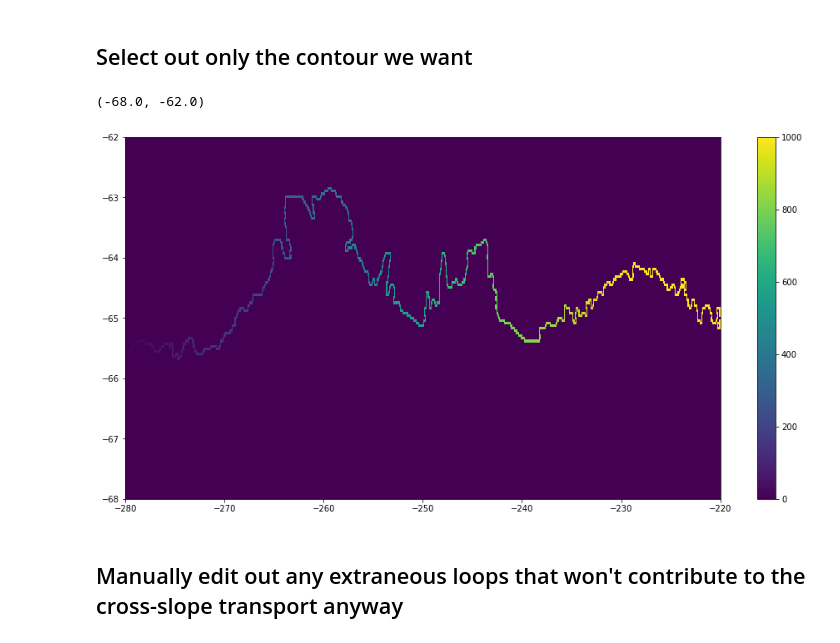
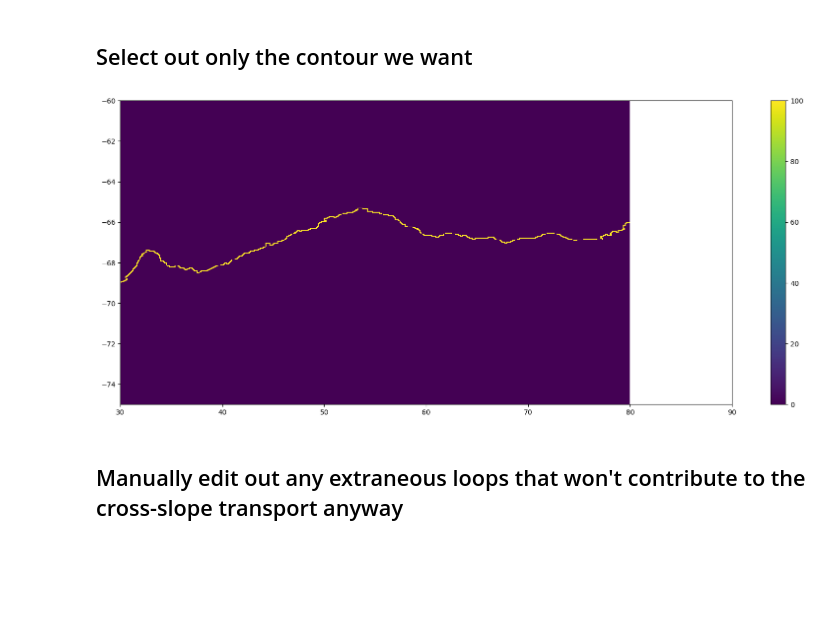
Before and after one commit to willaguiar/Panan_HT_ASC, a Jupyter notebook: Jupyter/find_depth_contour.ipynb, the cells around one changed output. Cells and saved outputs as stored; diff of their text form; code cells hidden in the pictures; blank space fills up the shorter version.

```diff
--- a/Jupyter/find_depth_contour.ipynb
+++ b/Jupyter/find_depth_contour.ipynb
@@ -45,22 +45,22 @@ client
 # %%
-session = cc.database.create_session('/g/data/ik11/databases/cosima_master.db')
+session = cc.database.create_session()
 # %%
-exp = '01deg_jra55v13_ryf9091'
+exp = 'panant-01-zstar-ACCESSyr2'
 
 lat_range = slice(-90,-59)
 
-contour_depth = 2500
+contour_depth = 1000
 # %% [markdown]
 ## Import bathymetry and find depth contours
 # %%
-yt_ocean = cc.querying.getvar(exp,'yt_ocean',session,n=1)
-yt_ocean = yt_ocean.sel(yt_ocean=lat_range)
-xu_ocean = cc.querying.getvar(exp,'xu_ocean',session,n=1)
-xt_ocean = cc.querying.getvar(exp,'xt_ocean',session,n=1)
-yu_ocean = cc.querying.getvar(exp,'yu_ocean',session,n=1)
+yh = cc.querying.getvar(exp,'yh',session,n=1) #cells centres
+yh = yh.sel(yh=lat_range)
+xq = cc.querying.getvar(exp,'xq',session,n=1)
+xh = cc.querying.getvar(exp,'xh',session,n=1)  #cells centres
+yq = cc.querying.getvar(exp,'yq',session,n=1)
 
-ht = cc.querying.getvar(exp,'ht',session,n=1)
-ht = ht.sel(yt_ocean=lat_range)
+ht = cc.querying.getvar(exp,'deptho',session,n=1)
+ht = ht.sel(yh=lat_range)
 # fill in land with zeros:
 ht = ht.fillna(0)
 
@@ -75,7 +75,7 @@ contour_mask0 = cv2.dilate(temp_mask,kernel,iterations=1) - temp_mask
 
 # start at western edge of domain, at y point closest to correct depth contour:
 contour_mask = np.zeros_like(ht)
-if contour_depth == 2500:
+if contour_depth == 1000:
     # pick most southerly contour:
     contour_lat_index_start = np.where(contour_mask0[:,0]>0)[0][0]
 else:
@@ -156,16 +172,20 @@ while last_index_i<ht.shape[1]-1:
         last_index_i = new_index_i
         count += 1
 # %%
-# check what contour_mask looks like, is it continuous around Antarctica?
+# check what contour_mask looks like, is it continuous around Antarctica? YES!
+#between -280 and -200: yes
+#between -220 and -140: yes
+#between -140 and -50: yes
+#between -50 and 30: yes
+#between 30 and 90: yes
 
-plt.figure(1,figsize=(16,8))
-plt.pcolormesh(xt_ocean,yt_ocean,contour_mask)
+plt.figure(1,figsize=(20,8))
+plt.pcolormesh(xh,yh,contour_mask)
 plt.colorbar()
-plt.clim((0,1000))
-plt.xlim((-280,-220))
-plt.ylim((-68,-62));
+plt.clim((0,100))
+plt.xlim((30,90))
+plt.ylim((-75,-60));
 # %% [output]
-(-68.0, -62.0)
-[figure, old version]
+[figure, new version]
 # %% [markdown]
 ## Manually edit out any extraneous loops that won't contribute to the cross-slope transport anyway
```
Also changed, not shown: parts of 18 cells of this notebook.
